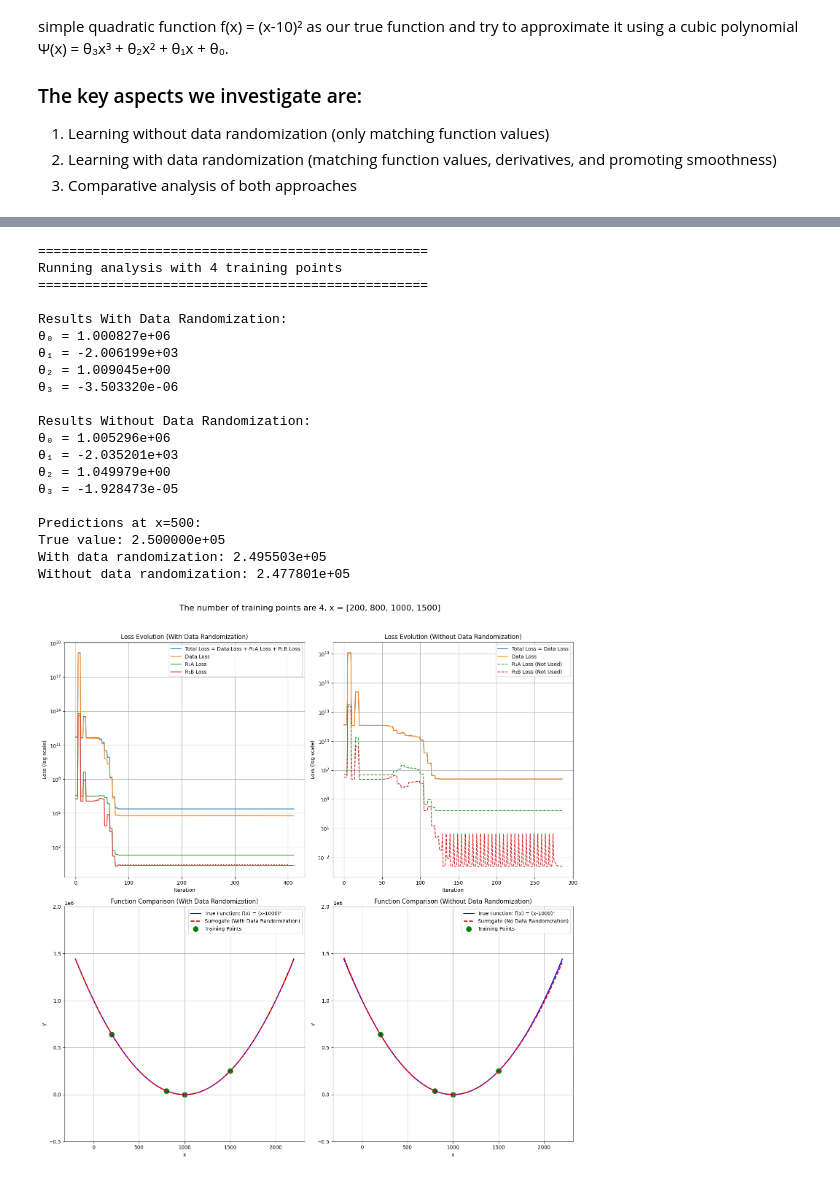
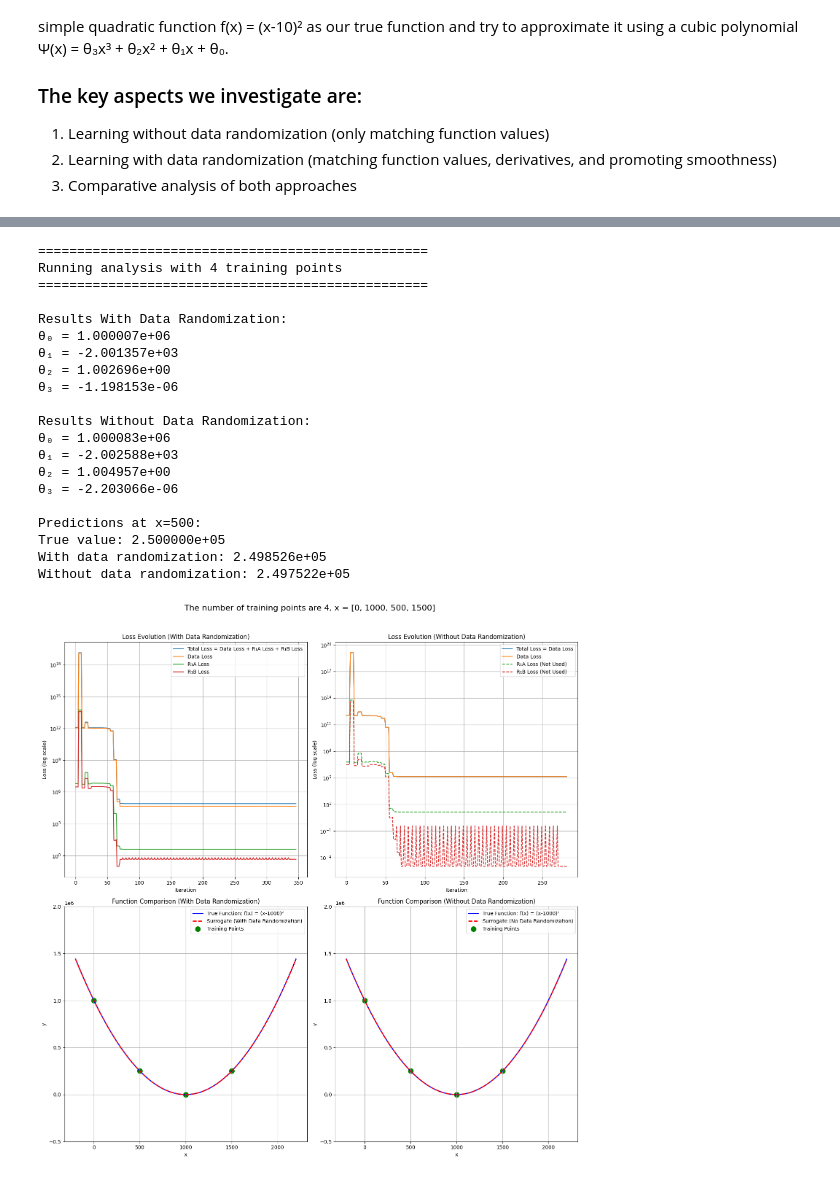
Before and after one commit to nguyenvanhaibk92/nguyenvanhaibk92.github.io, a Jupyter notebook: _posts/DGNet_Reviewer_notebook.ipynb, the cells around one changed output, grey strips where cells are left out. Saved outputs shown, nothing was run; the diff lists cells and outputs as text; code cells hidden in the pictures.

```diff
--- a/_posts/DGNet_Reviewer_notebook.ipynb
+++ b/_posts/DGNet_Reviewer_notebook.ipynb
@@ -236,7 +236,7 @@ class ComparativeOptimization:
         return theta_random, theta_no_random
 
 # Define the full set of points
-all_points = np.array([200, 800, 1000, 1500], dtype=np.float64)
+all_points = np.array([0, 1000, 500, 1500], dtype=np.float64)
 
 def run_analysis_for_n_points(n_points):
     """Run the analysis with a specific number of points"""
@@ -302,21 +302,21 @@ Without data randomization: 5.248065e+05
 ==================================================
 Running analysis with 4 training points
 ==================================================
 
 Results With Data Randomization:
-θ₀ = 1.000827e+06
-θ₁ = -2.006199e+03
-θ₂ = 1.009045e+00
-θ₃ = -3.503320e-06
+θ₀ = 1.000007e+06
+θ₁ = -2.001357e+03
+θ₂ = 1.002696e+00
+θ₃ = -1.198153e-06
 
 Results Without Data Randomization:
-θ₀ = 1.005296e+06
-θ₁ = -2.035201e+03
-θ₂ = 1.049979e+00
-θ₃ = -1.928473e-05
+θ₀ = 1.000083e+06
+θ₁ = -2.002588e+03
+θ₂ = 1.004957e+00
+θ₃ = -2.203066e-06
 
 Predictions at x=500:
 True value: 2.500000e+05
-With data randomization: 2.495503e+05
-Without data randomization: 2.477801e+05
+With data randomization: 2.498526e+05
+Without data randomization: 2.497522e+05
-[figure, old version]
+[figure, new version]
```
Also changed, not shown: parts of 1 cell of this notebook.
